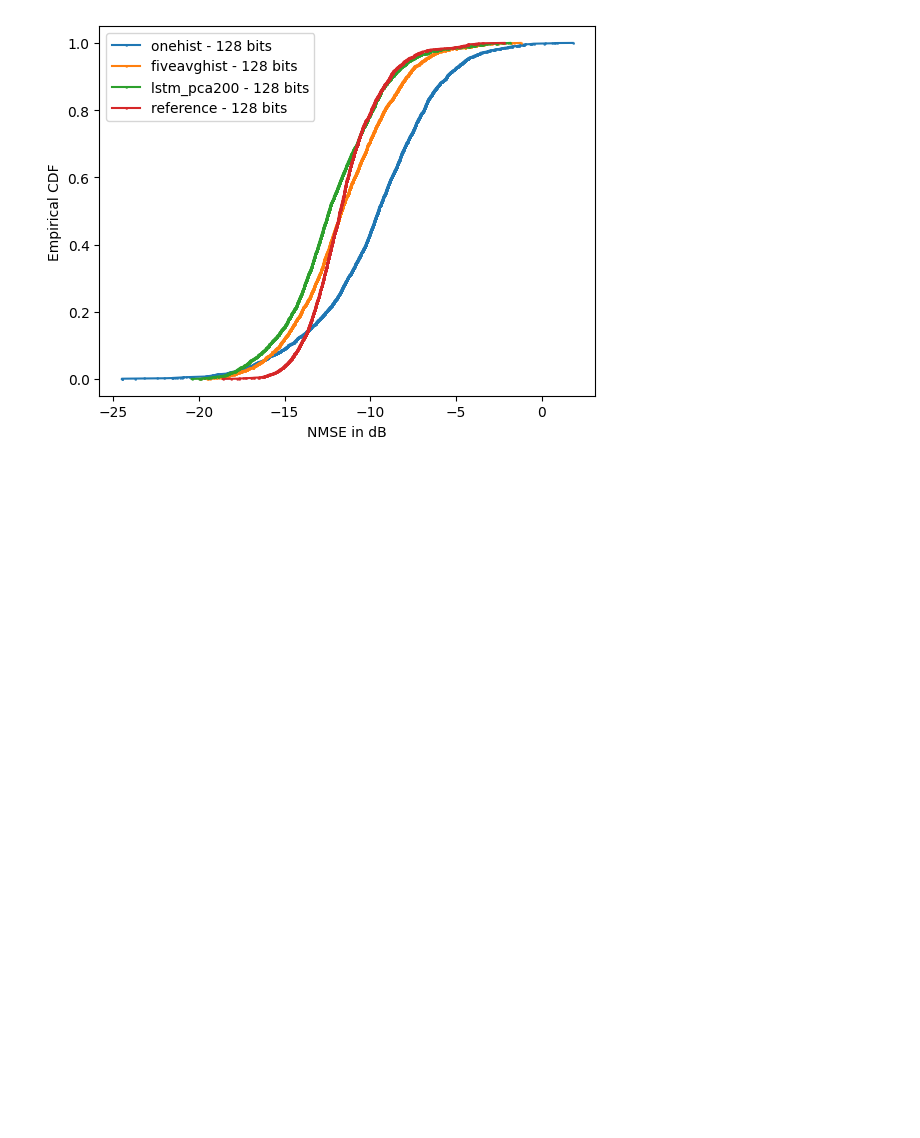
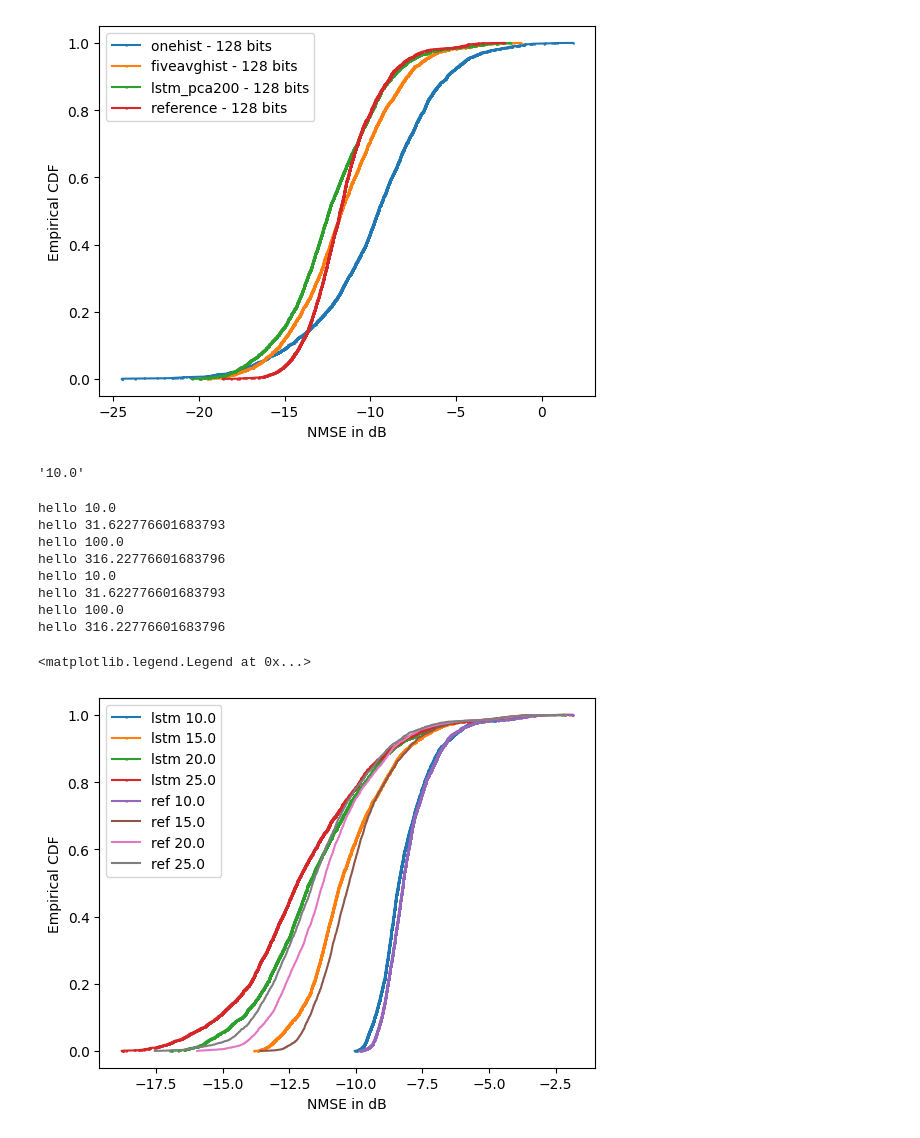
Before and after one commit to dziper/NonstaticCSI, a Jupyter notebook: project/plot_results.ipynb, the cells around one changed output. Saved outputs shown, nothing was run; the diff lists cells and outputs as text; code cells hidden in the pictures; blank space fills up the shorter version.

Commit message:
Plots for the different models (merge)

```diff
--- a/project/plot_results.ipynb
+++ b/project/plot_results.ipynb
@@ -119,0 +143,61 @@ plt.legend(leg)
+# %%
+
+folders[0][8: folders[0].find('_')]
+# %% [output]
+'10.0'
+# %%
+
+import matplotlib.pyplot as plt
+
+save_path = "../results"
+
+def noise_add_plot(folder, name, btot):
+    nmse_lstm = np.load(os.path.join(save_path, folder, f'nmse-{name}_Btot_{btot}.npy'))
+    nmse_lstms.append(nmse_lstm)
+    # leg.append(f"{name} - {btot} bits")
+
+leg = []
+nmse_lstms = []
+for f in folders:
+    noise_add_plot(f, "lstm_pca200", 128)
+    thing = f[8:f.find('_')]
+    print(f"hello {thing}")
+    leg.append(f"lstm {np.floor(10*np.log10(float(f[8:f.find('_')])))}")
+
+
+for f in folders:
+    noise_add_plot(f, "reference_pca200", 128)
+    thing = f[8:f.find('_')]
+    print(f"hello {thing}")
+    leg.append(f"ref {np.floor(10*np.log10(float(f[8:f.find('_')])))}")
+
+markers = ["^","<",">","p","*"]
+for i in range(len(nmse_lstms)):
+    nmse = nmse_lstms[i]
+    cdf_nmse = np.sort(10 * np.log10(nmse))
+    # cdf_rho = np.sort(10 * np.log10(1 - rho))
+
+    probabilities = np.arange(1, len(cdf_nmse) + 1) / len(cdf_nmse)
+
+    if(i<5):
+        plt.plot(cdf_nmse, probabilities, label='CDF 10log(NMSE)',marker=markers[1],markersize=1)
+    else:
+        plt.plot(cdf_nmse, probabilities, label='CDF 10log(NMSE)')
+
+        # plt.plot(cdf_nmse, probabilities, label='CDF 10log(NMSE)')
+
+    plt.xlabel('NMSE in dB')
+    plt.ylabel('Empirical CDF')
+
+plt.legend(leg)
+# %% [output]
+hello 10.0
+hello 31.622776601683793
+hello 100.0
+hello 316.22776601683796
+hello 10.0
+hello 31.622776601683793
+hello 100.0
+hello 316.22776601683796
+<matplotlib.legend.Legend at 0x...>
+[figure, added]
```
Also changed, not shown: parts of 2 cells of this notebook, 3 other files.
